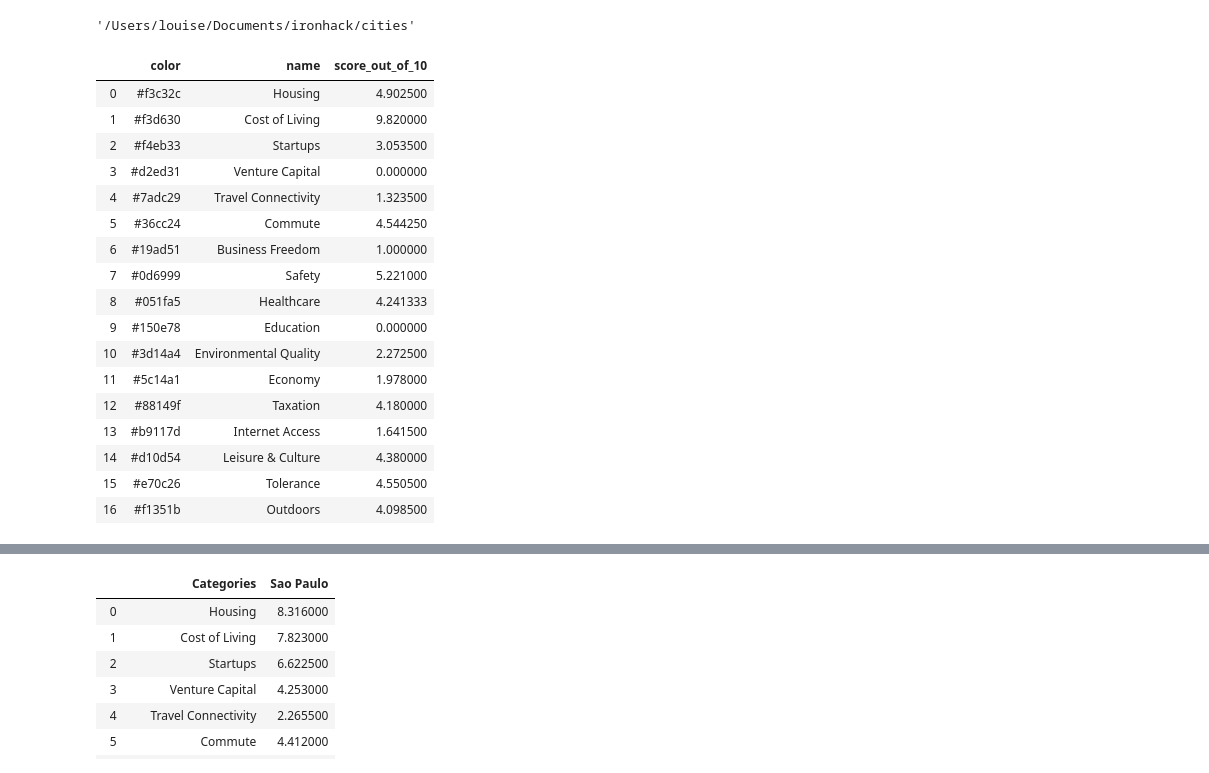
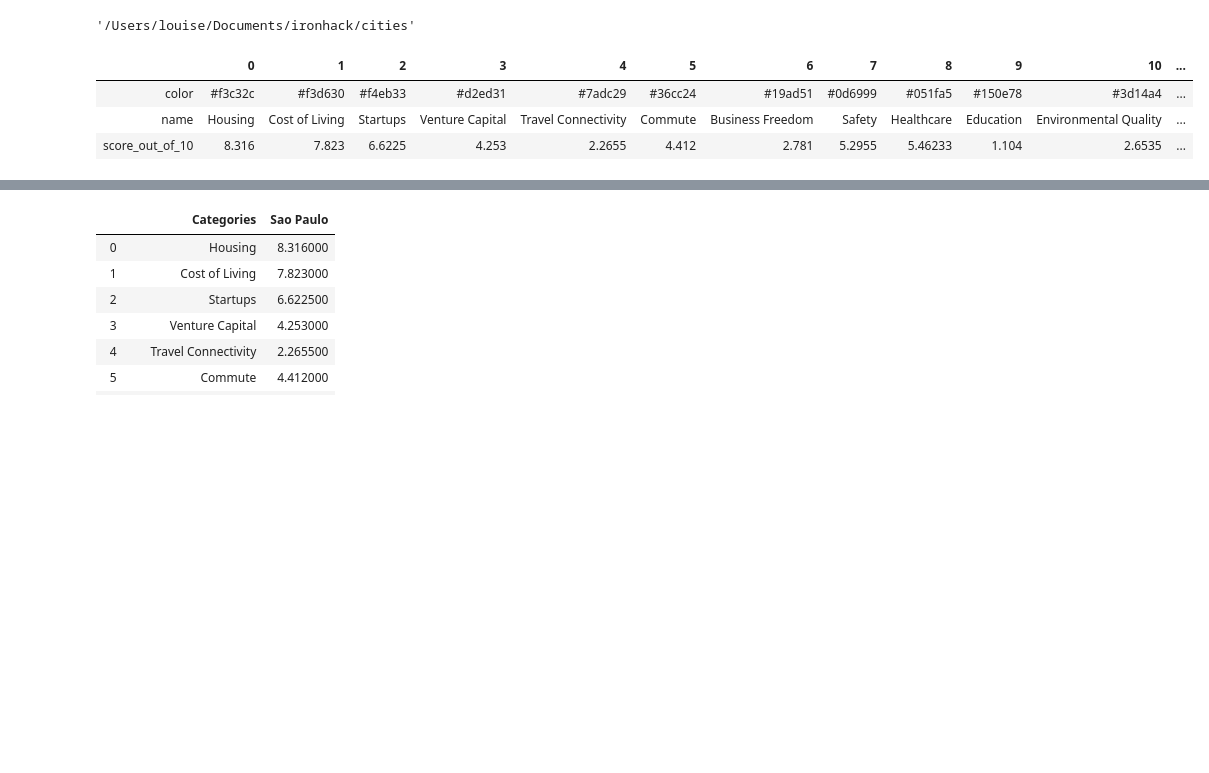
Before and after one commit to LouiseMerle/Project-South-America, a Jupyter notebook: cities-scores.ipynb, the cells around one changed output, grey strips where cells are left out. Drawn from its saved outputs; the diff is of its cells as text; code cells hidden in the pictures; blank space fills up the shorter version.

```diff
--- a/cities-scores.ipynb
+++ b/cities-scores.ipynb
@@ -7,28 +10,15 @@ os.getcwd()
 # %% [output]
 '/Users/louise/Documents/ironhack/cities'
 # %%
-
-data = json.load(open('caracas.json'))
-caracas = pd.DataFrame(data["categories"])
+data = json.load(open('sao-paulo.json'))
+sao_paulo = pd.DataFrame(data["categories"])
 
 
-caracas
+sao_paulo2 = sao_paulo.transpose()
+
+sao_paulo2
 # %% [output]
-|  | color | name | score_out_of_10 |
-| 0 | #f3c32c | Housing | 4.902500 |
-| 1 | #f3d630 | Cost of Living | 9.820000 |
-| 2 | #f4eb33 | Startups | 3.053500 |
-| 3 | #d2ed31 | Venture Capital | 0.000000 |
-| 4 | #7adc29 | Travel Connectivity | 1.323500 |
-| 5 | #36cc24 | Commute | 4.544250 |
-| 6 | #19ad51 | Business Freedom | 1.000000 |
-| 7 | #0d6999 | Safety | 5.221000 |
-| 8 | #051fa5 | Healthcare | 4.241333 |
-| 9 | #150e78 | Education | 0.000000 |
-| 10 | #3d14a4 | Environmental Quality | 2.272500 |
-| 11 | #5c14a1 | Economy | 1.978000 |
-| 12 | #88149f | Taxation | 4.180000 |
-| 13 | #b9117d | Internet Access | 1.641500 |
-| 14 | #d10d54 | Leisure & Culture | 4.380000 |
-| 15 | #e70c26 | Tolerance | 4.550500 |
-| 16 | #f1351b | Outdoors | 4.098500 |
+|  | 0 | 1 | 2 | 3 | 4 | 5 | 6 | 7 | 8 | 9 | 10 | ... |
+| color | #f3c32c | #f3d630 | #f4eb33 | #d2ed31 | #7adc29 | #36cc24 | #19ad51 | #0d6999 | #051fa5 | #150e78 | #3d14a4 | ... |
+| name | Housing | Cost of Living | Startups | Venture Capital | Travel Connectivity | Commute | Business Freedom | Safety | Healthcare | Education | Environmental Quality | ... |
+| score_out_of_10 | 8.316 | 7.823 | 6.6225 | 4.253 | 2.2655 | 4.412 | 2.781 | 5.2955 | 5.46233 | 1.104 | 2.6535 | ... |
```
Also changed, not shown: parts of 36 cells of this notebook, 2 other files.
